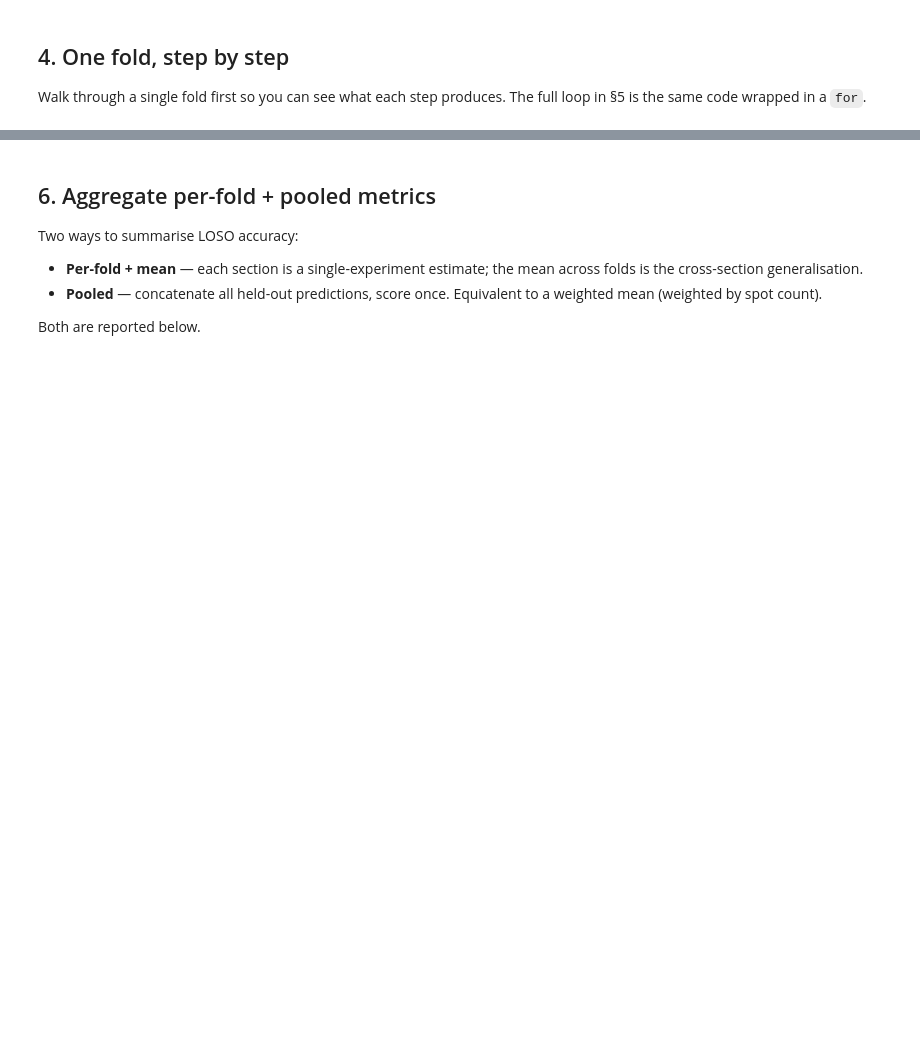
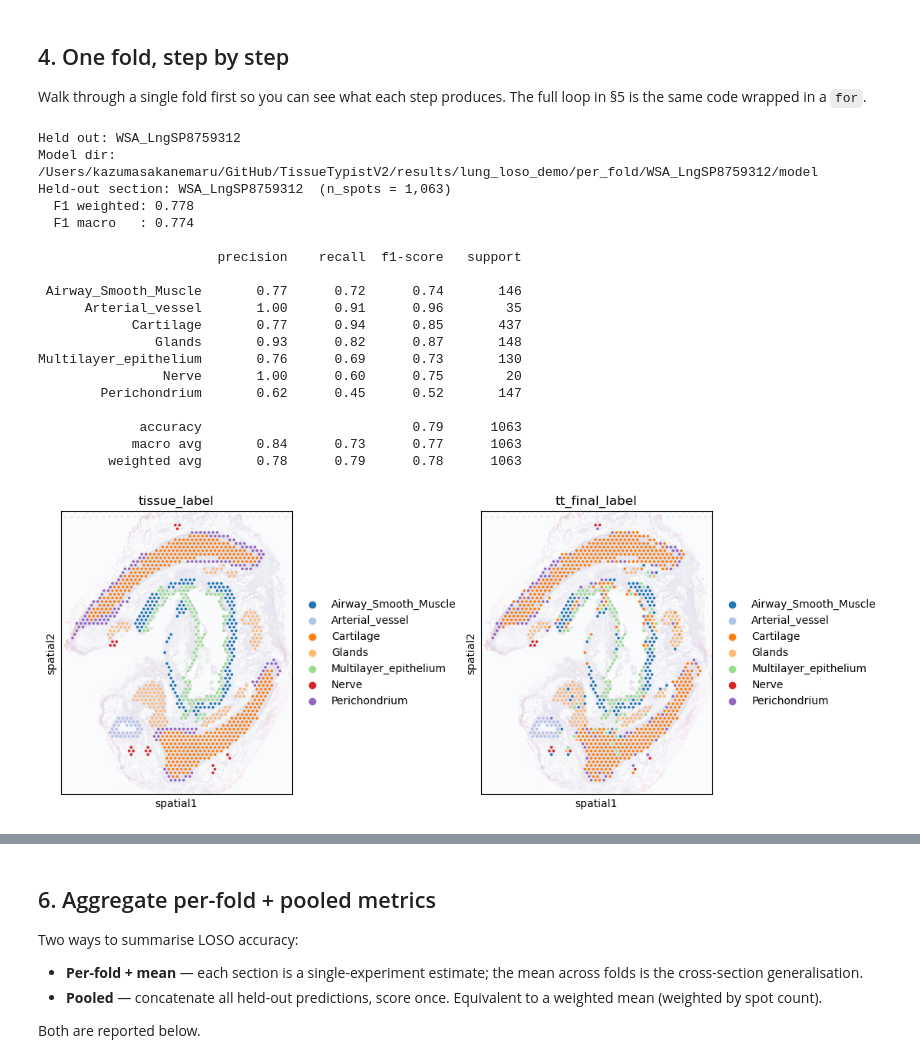
Before and after one commit to Teichlab/TissueTypist, a Jupyter notebook: notebooks/demo_lung_loso.ipynb, the cells around one changed output, grey strips where cells are left out. Cells and saved outputs as stored; diff of their text form; code cells hidden in the pictures; blank space fills up the shorter version.

```diff
--- a/notebooks/demo_lung_loso.ipynb
+++ b/notebooks/demo_lung_loso.ipynb
@@ -36,7 +17,7 @@ The point is to show two things at once:
 # Edit these paths if your local layout differs.
 from pathlib import Path
 
-REPO       = Path.home() / "GitHub" / "TissueTypist"
+REPO       = Path.home() / "GitHub" / "TissueTypistV2"
 LUNG_QUERY = Path.home() / "GitHub" / "anndata" / "Madissoon2023_lung_visium_preprocessed.h5ad"
 
 LOSO_OUTDIR = REPO / "results" / "lung_loso_demo"      # per-fold cache + pooled outputs
@@ -139,8 +181,8 @@ def train_one_fold(adata, held_out_section, out_root):
         "--reference",       str(train_path),
         "--outdir",          str(model_dir),
         "--flat",            "--coarse_col", "tissue_label",
-        "--neighbour_weight", "0",
-        "--edge_weight",      "0",
+        "--neighbour_weight", "0.3",
+        "--edge_weight",      "5",
     ]
     print("$ " + " ".join(cmd))
     subprocess.run(cmd, check=True)
@@ -168,11 +192,55 @@ test_adata.obs[["tissue_label", "tt_final_label", "tt_coarse_score"]].head()
 # %%
+# Pick the first section as the demo fold.
+demo_section = 'WSA_LngSP8759312'
+print(f"Held out: {demo_section}")
+
+demo_model_dir = train_one_fold(adata, demo_section, LOSO_OUTDIR)
+print("Model dir:", demo_model_dir)
+
+# Predict on the held-out section.
+test_adata = select_slide(adata, s=demo_section, s_col='section_ID')
+
+test_adata = predict_adata(
+    test_adata,
+    model_dir   = str(demo_model_dir),
+    modality    = "sd",
+    section_col = "section_ID",
+)
+
 from sklearn.metrics import f1_score, classification_report
-
 y_true = test_adata.obs["tissue_label"].astype(str)
 y_pred = test_adata.obs["tt_final_label"].astype(str)
 
 print(f"Held-out section: {demo_section}  (n_spots = {len(y_true):,})")
 print(f"  F1 weighted: {f1_score(y_true, y_pred, average='weighted'):.3f}")
 print(f"  F1 macro   : {f1_score(y_true, y_pred, average='macro'):.3f}")
 print()
 print(classification_report(y_true, y_pred, zero_division=0))
+
+# ground truth: 'tissue_label'
+# TT prediction: 'tt_final_label'
+sc.pl.spatial(test_adata,
+              color=['tissue_label','tt_final_label'], wspace=0.05,
+              alpha_img=0.2,  palette=label_to_colour, show=False)
+plt.savefig(f'{figdir}/TissueTypist_Lung-VisiumSD_{demo_section}.pdf', bbox_inches="tight",dpi=300)
+# %% [output]
+Held out: WSA_LngSP8759312
+Model dir: /Users/kazumasakanemaru/GitHub/TissueTypistV2/results/lung_loso_demo/per_fold/WSA_LngSP8759312/model
+Held-out section: WSA_LngSP8759312  (n_spots = 1,063)
+  F1 weighted: 0.778
+  F1 macro   : 0.774
+
+                       precision    recall  f1-score   support
+
+ Airway_Smooth_Muscle       0.77      0.72      0.74       146
+      Arterial_vessel       1.00      0.91      0.96        35
+            Cartilage       0.77      0.94      0.85       437
+               Glands       0.93      0.82      0.87       148
+Multilayer_epithelium       0.76      0.69      0.73       130
+                Nerve       1.00      0.60      0.75        20
+        Perichondrium       0.62      0.45      0.52       147
+
+             accuracy                           0.79      1063
+            macro avg       0.84      0.73      0.77      1063
+         weighted avg       0.78      0.79      0.78      1063
+[figure, added]
```
Also changed, not shown: parts of 26 cells of this notebook, 1 other file.
